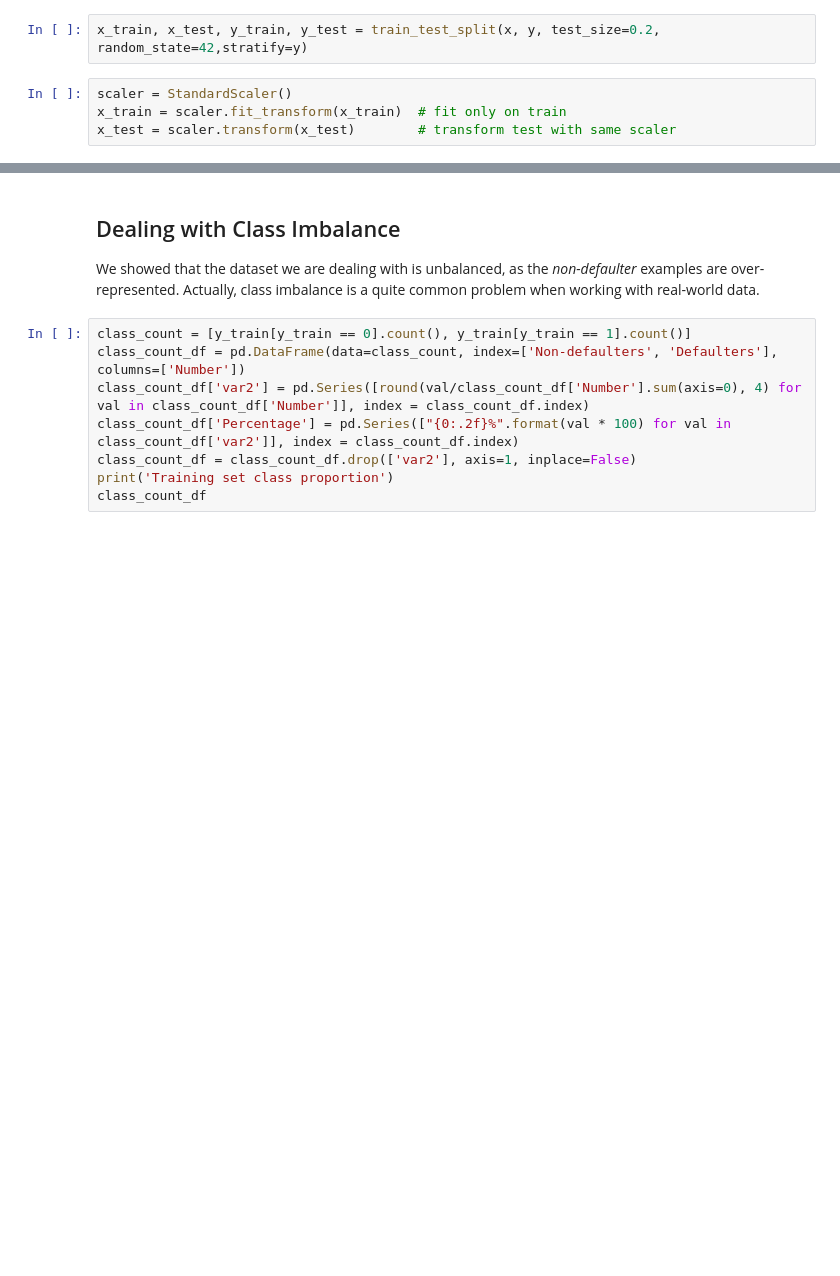
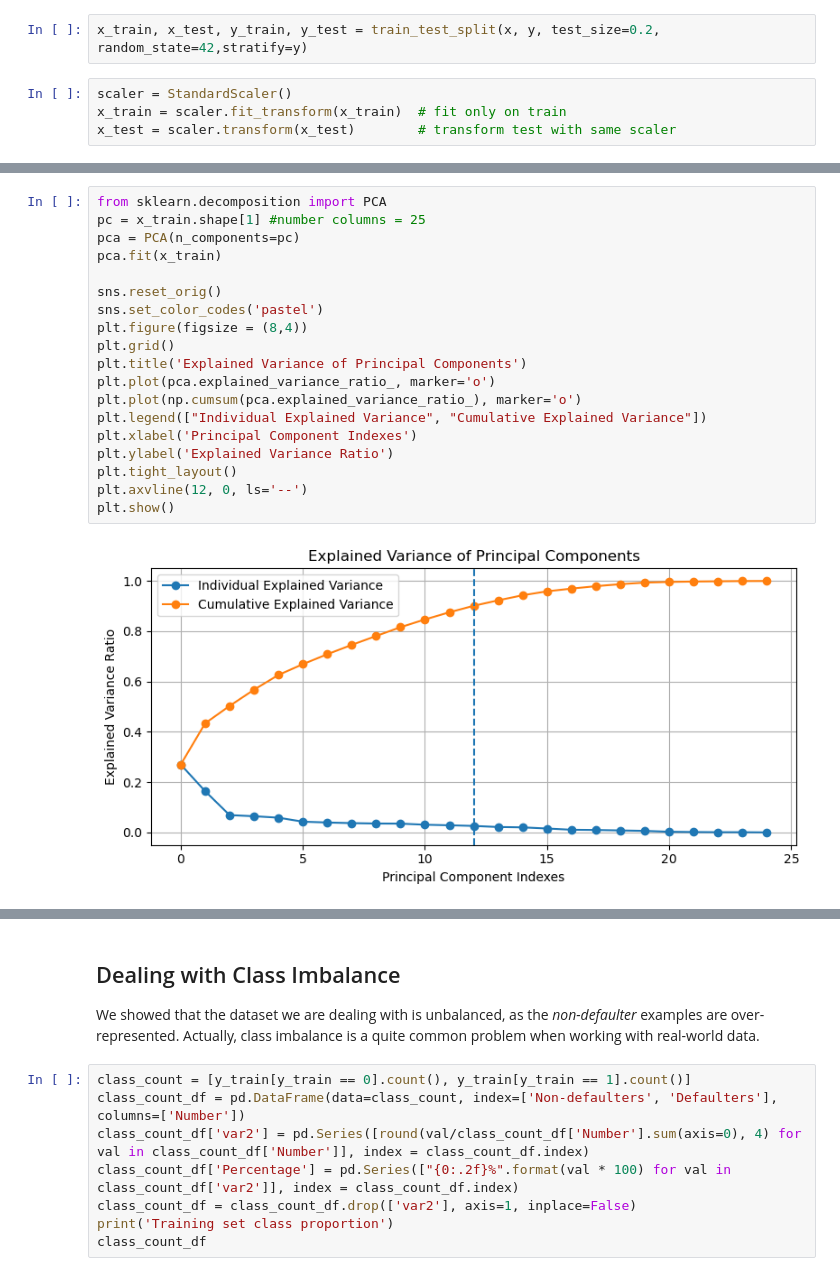
Before and after one commit to IshitaSharma15/Credit-Card-Default, a Jupyter notebook: Credit_Card_Default.ipynb, the cells around one changed output, grey strips where cells are left out. Cells and saved outputs as stored; diff of their text form; blank space fills up the shorter version.

```diff
--- a/Credit_Card_Default.ipynb
+++ b/Credit_Card_Default.ipynb
@@ -363,0 +374,21 @@ x_test = scaler.transform(x_test)        # transform test with same scaler
+# %%
+from sklearn.decomposition import PCA
+pc = x_train.shape[1] #number columns = 25
+pca = PCA(n_components=pc)
+pca.fit(x_train)
+
+sns.reset_orig()
+sns.set_color_codes('pastel')
+plt.figure(figsize = (8,4))
+plt.grid()
+plt.title('Explained Variance of Principal Components')
+plt.plot(pca.explained_variance_ratio_, marker='o')
+plt.plot(np.cumsum(pca.explained_variance_ratio_), marker='o')
+plt.legend(["Individual Explained Variance", "Cumulative Explained Variance"])
+plt.xlabel('Principal Component Indexes')
+plt.ylabel('Explained Variance Ratio')
+plt.tight_layout()
+plt.axvline(12, 0, ls='--')
+plt.show()
+# %% [output]
+[figure, added]
```
Also changed, not shown: parts of 25 cells of this notebook.
